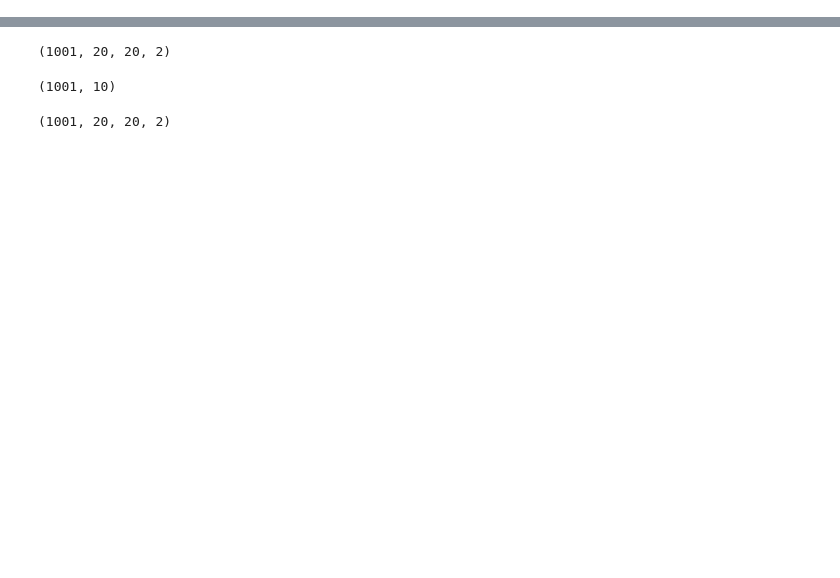
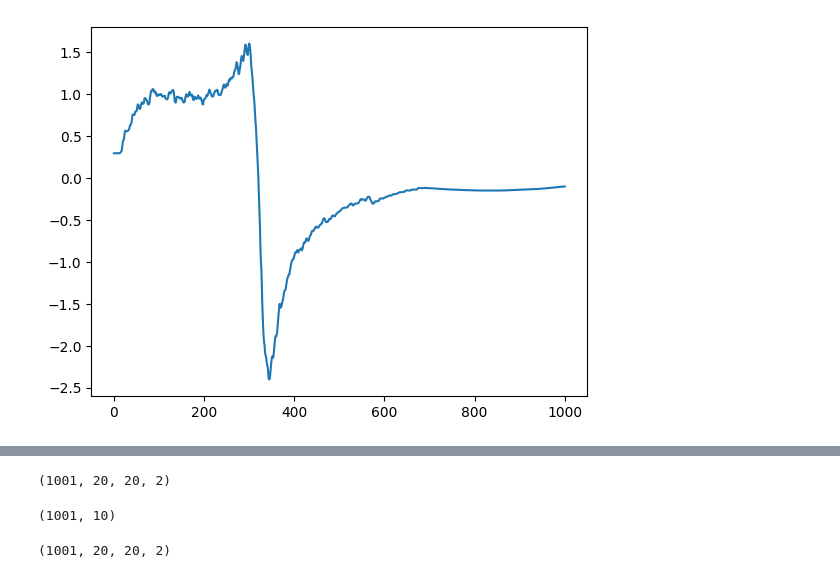
Before and after one commit to ibismanu/PACSproject_LED, a Jupyter notebook: test_autoencoder.ipynb, the cells around one changed output, grey strips where cells are left out. Drawn from its saved outputs; the diff is of its cells as text; code cells hidden in the pictures; blank space fills up the shorter version.

```diff
--- a/test_autoencoder.ipynb
+++ b/test_autoencoder.ipynb
@@ -5,4 +5,12 @@ sys.path.append('../..')
 import numpy as np
 import matplotlib.pyplot as plt
 from scripts.neuralnetwork.autoencoder import Autoencoder
+# %%
+b = Autoencoder(model_name='test_gelu')
+data = np.load('/home/daan/Projects/pacs/dataset/test_set.npz')['test_data'][0]
+enc = b.encode(data)
+plt.plot(enc[:,4])
+plt.show()
+# %% [output]
+[figure, added]
 # %%
```
Also changed, not shown: parts of 3 cells of this notebook.
